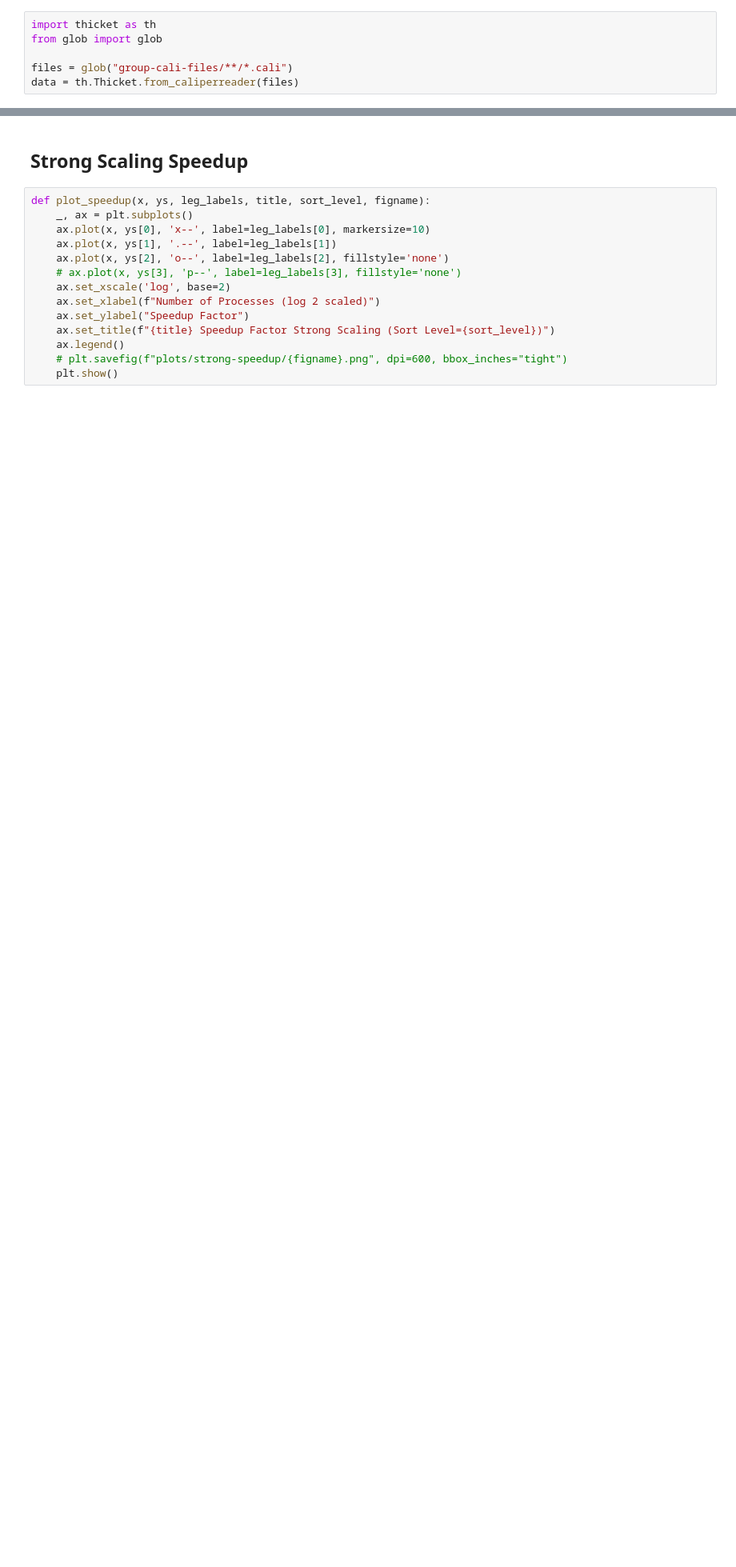
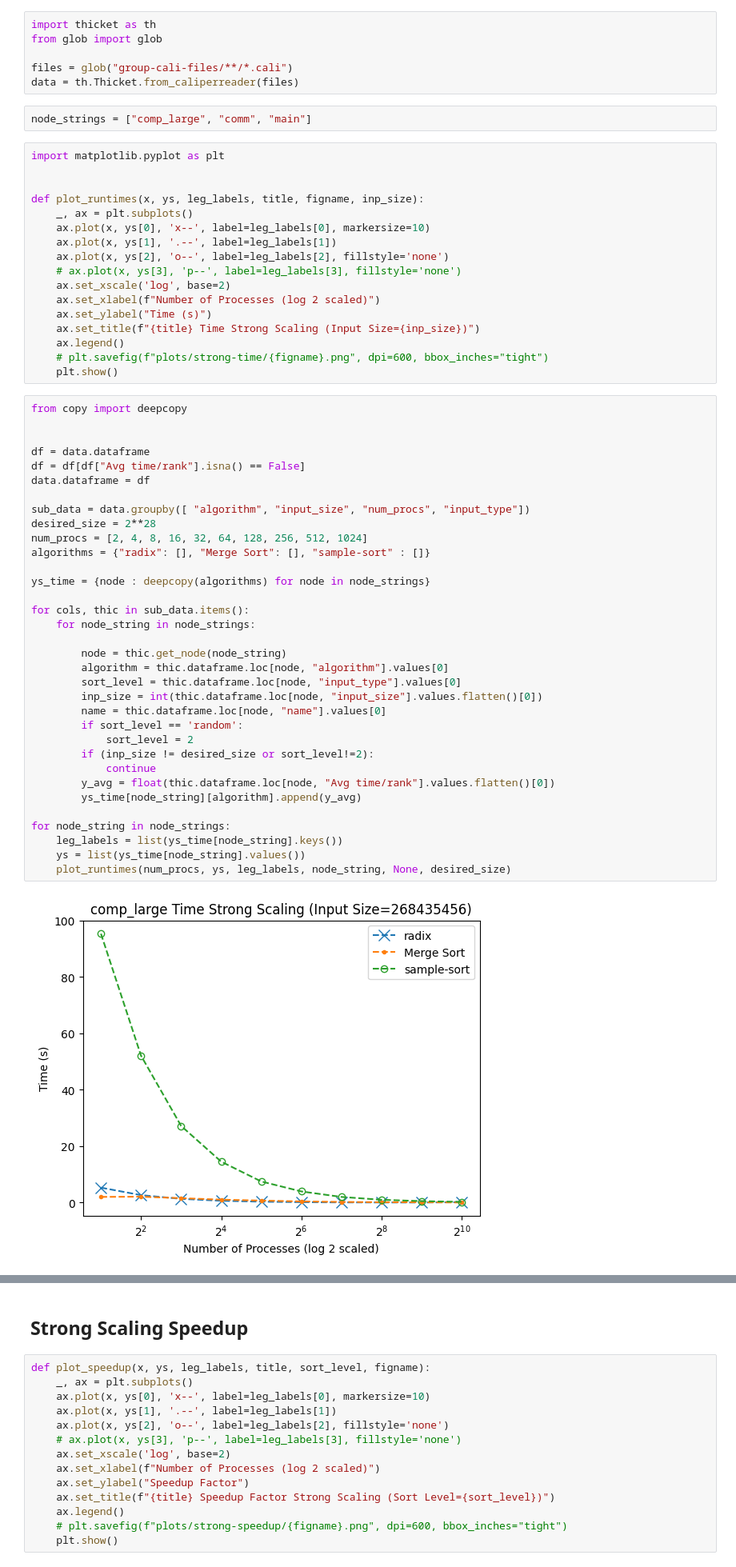
Before and after one commit to AdeebIsmail/parallel-algorithm-analysis, a Jupyter notebook: group-data-analysis.ipynb, the cells around one changed output, grey strips where cells are left out. Shown: that part at 80% size. Saved outputs shown, nothing was run; the diff lists cells and outputs as text; blank space fills up the shorter version.

```diff
--- a/group-data-analysis.ipynb
+++ b/group-data-analysis.ipynb
@@ -4,3 +4,58 @@ from glob import glob
 
 files = glob("group-cali-files/**/*.cali")
 data = th.Thicket.from_caliperreader(files)
+# %%
+node_strings = ["comp_large", "comm", "main"]
+# %%
+import matplotlib.pyplot as plt
+
+
+def plot_runtimes(x, ys, leg_labels, title, figname, inp_size):
+    _, ax = plt.subplots()
+    ax.plot(x, ys[0], 'x--', label=leg_labels[0], markersize=10)
+    ax.plot(x, ys[1], '.--', label=leg_labels[1])
+    ax.plot(x, ys[2], 'o--', label=leg_labels[2], fillstyle='none')
+    # ax.plot(x, ys[3], 'p--', label=leg_labels[3], fillstyle='none')
+    ax.set_xscale('log', base=2)
+    ax.set_xlabel(f"Number of Processes (log 2 scaled)")
+    ax.set_ylabel("Time (s)")
+    ax.set_title(f"{title} Time Strong Scaling (Input Size={inp_size})")
+    ax.legend()
+    # plt.savefig(f"plots/strong-time/{figname}.png", dpi=600, bbox_inches="tight")
+    plt.show()
+# %%
+from copy import deepcopy
+
+
+df = data.dataframe
+df = df[df["Avg time/rank"].isna() == False]
+data.dataframe = df
+
+sub_data = data.groupby([ "algorithm", "input_size", "num_procs", "input_type"])
+desired_size = 2**28
+num_procs = [2, 4, 8, 16, 32, 64, 128, 256, 512, 1024]
+algorithms = {"radix": [], "Merge Sort": [], "sample-sort" : []}
+
+ys_time = {node : deepcopy(algorithms) for node in node_strings}
+
+for cols, thic in sub_data.items():
+    for node_string in node_strings:
+
+        node = thic.get_node(node_string)
+        algorithm = thic.dataframe.loc[node, "algorithm"].values[0]
+        sort_level = thic.dataframe.loc[node, "input_type"].values[0]
+        inp_size = int(thic.dataframe.loc[node, "input_size"].values.flatten()[0])
+        name = thic.dataframe.loc[node, "name"].values[0]
+        if sort_level == 'random':
+            sort_level = 2
+        if (inp_size != desired_size or sort_level!=2):
+            continue
+        y_avg = float(thic.dataframe.loc[node, "Avg time/rank"].values.flatten()[0])
+        ys_time[node_string][algorithm].append(y_avg)
+
+for node_string in node_strings:
+    leg_labels = list(ys_time[node_string].keys())
+    ys = list(ys_time[node_string].values())
+    plot_runtimes(num_procs, ys, leg_labels, node_string, None, desired_size)
+# %% [output]
+[figure, added]
```
Also changed, not shown: parts of 1 cell of this notebook.
